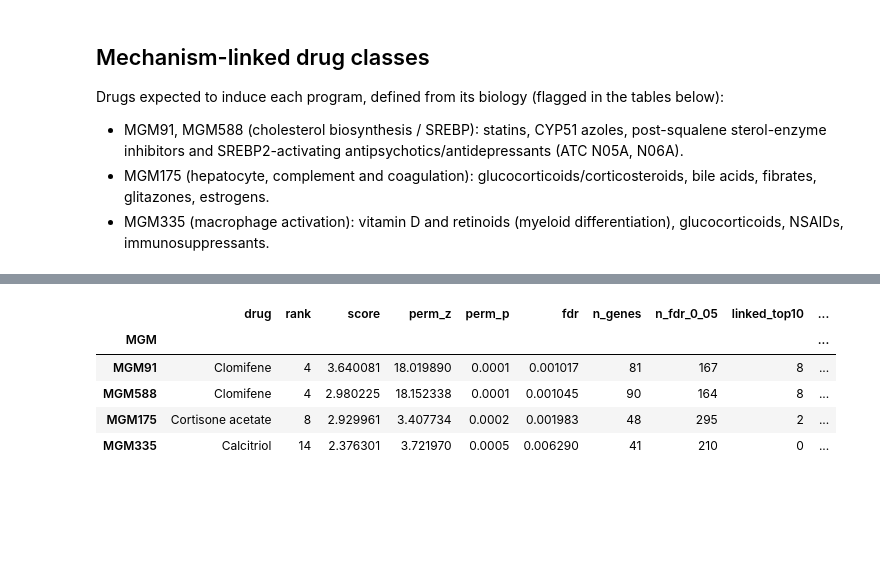
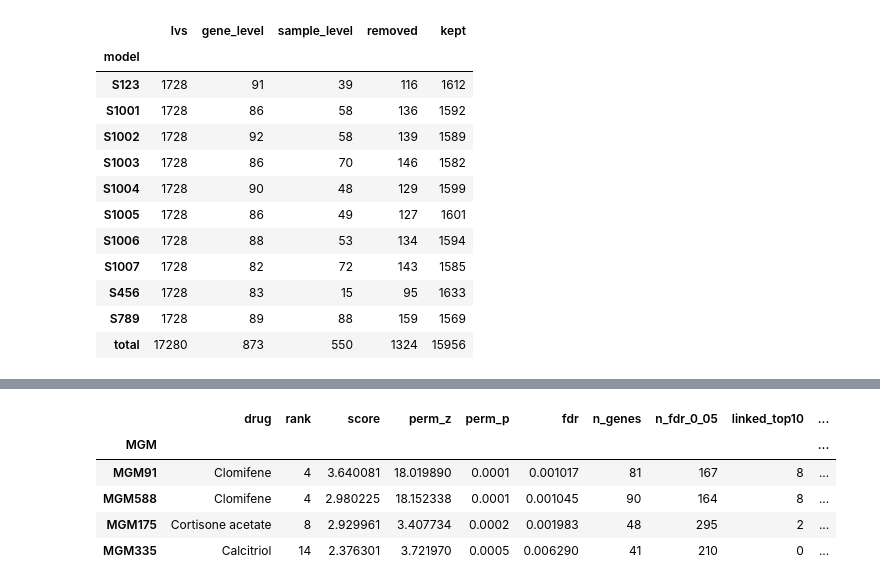
Before and after one commit to miltondp/clamp-analyses, a Jupyter notebook: nbs/03_model_biology/02_archs4/04_crispercas/00_mgm.executed.ipynb, the cells around one changed output, grey strips where cells are left out. Cells and saved outputs as stored; diff of their text form; code cells hidden in the pictures; blank space fills up the shorter version.

```diff
--- a/nbs/03_model_biology/02_archs4/04_crispercas/00_mgm.executed.ipynb
+++ b/nbs/03_model_biology/02_archs4/04_crispercas/00_mgm.executed.ipynb
@@ -33,7 +28,21 @@ assert set(r.MGM) == set(ORDER) and r.groupby('MGM').size().eq(1170).all()
-# %% [markdown]
-## Mechanism-linked drug classes
-
-Drugs expected to induce each program, defined from its biology (flagged in the tables below):
-- MGM91, MGM588 (cholesterol biosynthesis / SREBP): statins, CYP51 azoles, post-squalene sterol-enzyme inhibitors and SREBP2-activating antipsychotics/antidepressants (ATC N05A, N06A).
-- MGM175 (hepatocyte, complement and coagulation): glucocorticoids/corticosteroids, bile acids, fibrates, glitazones, estrogens.
-- MGM335 (macrophage activation): vitamin D and retinoids (myeloid differentiation), glucocorticoids, NSAIDs, immunosuppressants.
+# %%
+flags = pd.read_csv(FLAGS)
+noise = flags.groupby('model', sort=False).agg(lvs=('LV', 'size'), gene_level=('gene_flag', 'sum'),
+                                               sample_level=('sample_flag', 'sum'), removed=('any_flag', 'sum'))
+noise['kept'] = noise.lvs - noise.removed
+noise.loc['total'] = noise.sum()
+display(noise)
+# %% [output]
+|  | lvs | gene_level | sample_level | removed | kept |
+| model |  |  |  |  |  |
+| S123 | 1728 | 91 | 39 | 116 | 1612 |
+| S1001 | 1728 | 86 | 58 | 136 | 1592 |
+| S1002 | 1728 | 92 | 58 | 139 | 1589 |
+| S1003 | 1728 | 86 | 70 | 146 | 1582 |
+| S1004 | 1728 | 90 | 48 | 129 | 1599 |
+| S1005 | 1728 | 86 | 49 | 127 | 1601 |
+| S1006 | 1728 | 88 | 53 | 134 | 1594 |
+| S1007 | 1728 | 82 | 72 | 143 | 1585 |
+| S456 | 1728 | 83 | 15 | 95 | 1633 |
+| S789 | 1728 | 89 | 88 | 159 | 1569 |
+| total | 17280 | 873 | 550 | 1324 | 15956 |
```
Also changed, not shown: parts of 16 cells of this notebook, 2 other files.
